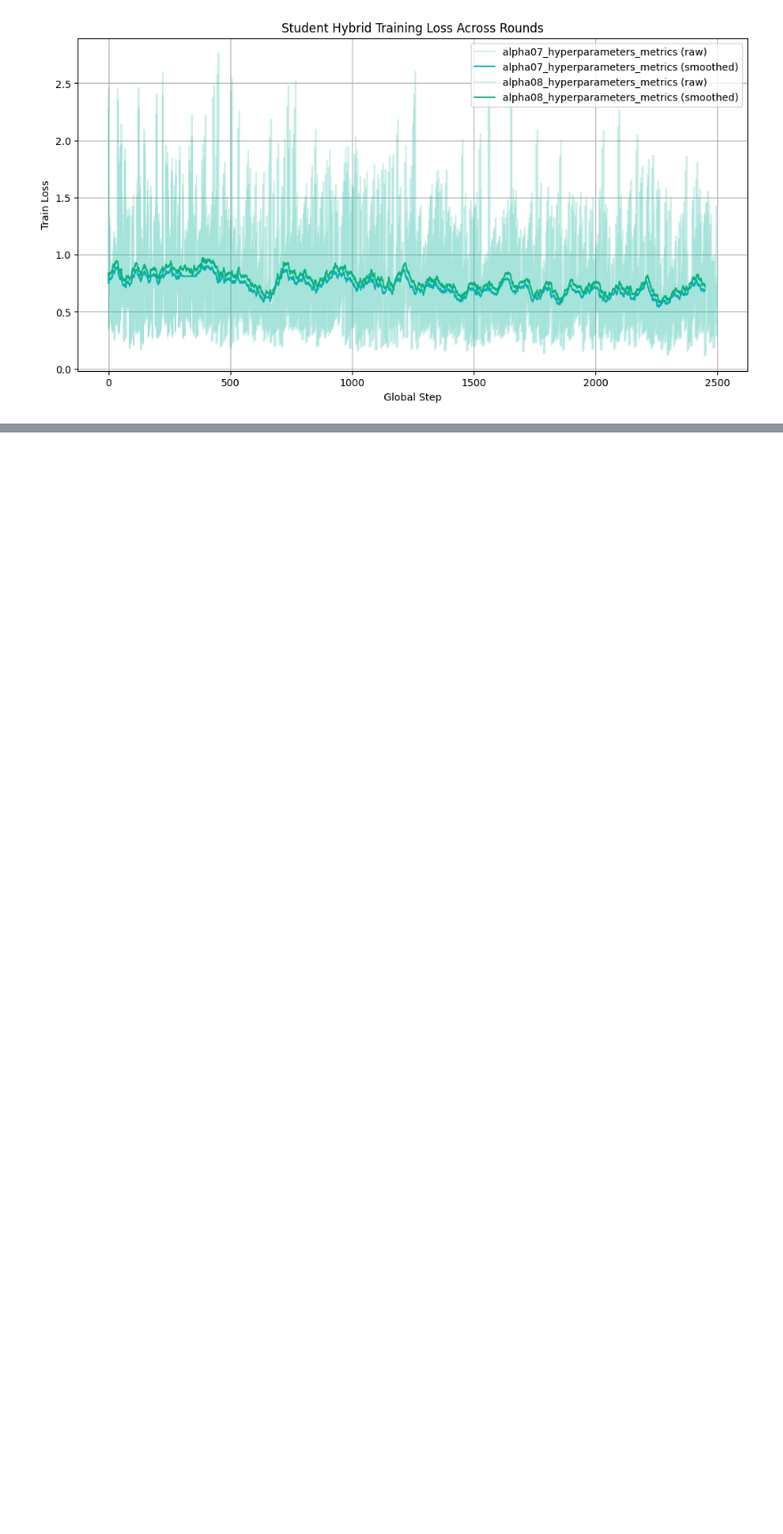
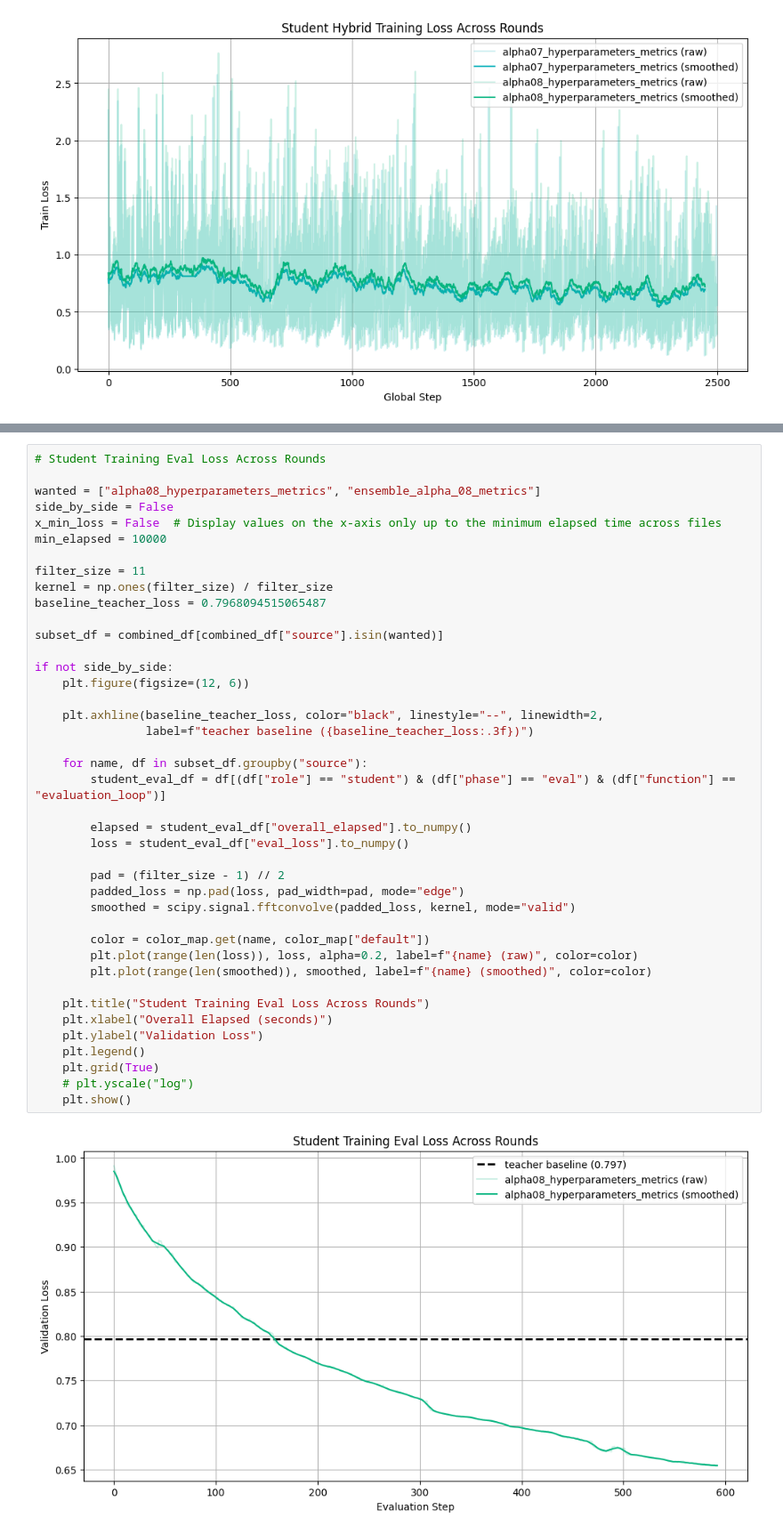
Before and after one commit to r-three/SLMensembles, a Jupyter notebook: SLM_ensembles.ipynb, the cells around one changed output, grey strips where cells are left out. Shown at 89% size. Drawn from its saved outputs; the diff is of its cells as text; blank space fills up the shorter version.

```diff
--- a/SLM_ensembles.ipynb
+++ b/SLM_ensembles.ipynb
@@ -637,0 +331,43 @@ plt.show()
+# %%
+# Student Training Eval Loss Across Rounds
+
+wanted = ["alpha08_hyperparameters_metrics", "ensemble_alpha_08_metrics"]
+side_by_side = False
+x_min_loss = False  # Display values on the x-axis only up to the minimum elapsed time across files
+min_elapsed = 10000
+
+filter_size = 11
+kernel = np.ones(filter_size) / filter_size
+baseline_teacher_loss = 0.7968094515065487
+
+subset_df = combined_df[combined_df["source"].isin(wanted)]
+
+if not side_by_side:
+    plt.figure(figsize=(12, 6))
+
+    plt.axhline(baseline_teacher_loss, color="black", linestyle="--", linewidth=2,
+                label=f"teacher baseline ({baseline_teacher_loss:.3f})")
+
+    for name, df in subset_df.groupby("source"):
+        student_eval_df = df[(df["role"] == "student") & (df["phase"] == "eval") & (df["function"] == "evaluation_loop")]
+
+        elapsed = student_eval_df["overall_elapsed"].to_numpy()
+        loss = student_eval_df["eval_loss"].to_numpy()
+
+        pad = (filter_size - 1) // 2
+        padded_loss = np.pad(loss, pad_width=pad, mode="edge")
+        smoothed = scipy.signal.fftconvolve(padded_loss, kernel, mode="valid")
+
+        color = color_map.get(name, color_map["default"])
+        plt.plot(range(len(loss)), loss, alpha=0.2, label=f"{name} (raw)", color=color)
+        plt.plot(range(len(smoothed)), smoothed, label=f"{name} (smoothed)", color=color)
+
+    plt.title("Student Training Eval Loss Across Rounds")
+    plt.xlabel("Overall Elapsed (seconds)")
+    plt.ylabel("Validation Loss")
+    plt.legend()
+    plt.grid(True)
+    # plt.yscale("log")
+    plt.show()
+# %% [output]
+[figure, added]
```
Also changed, not shown: parts of 17 cells of this notebook, 3 other files.
